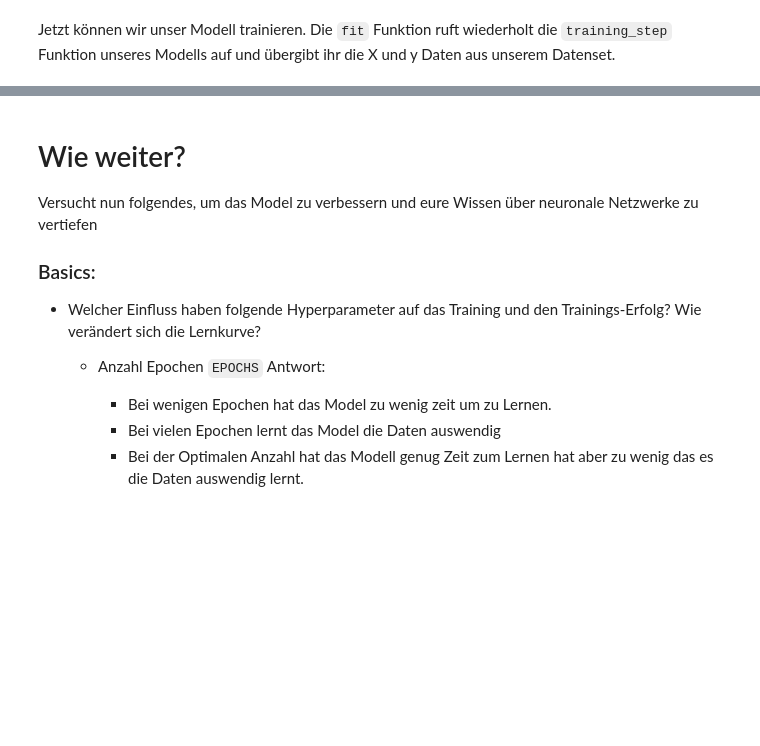
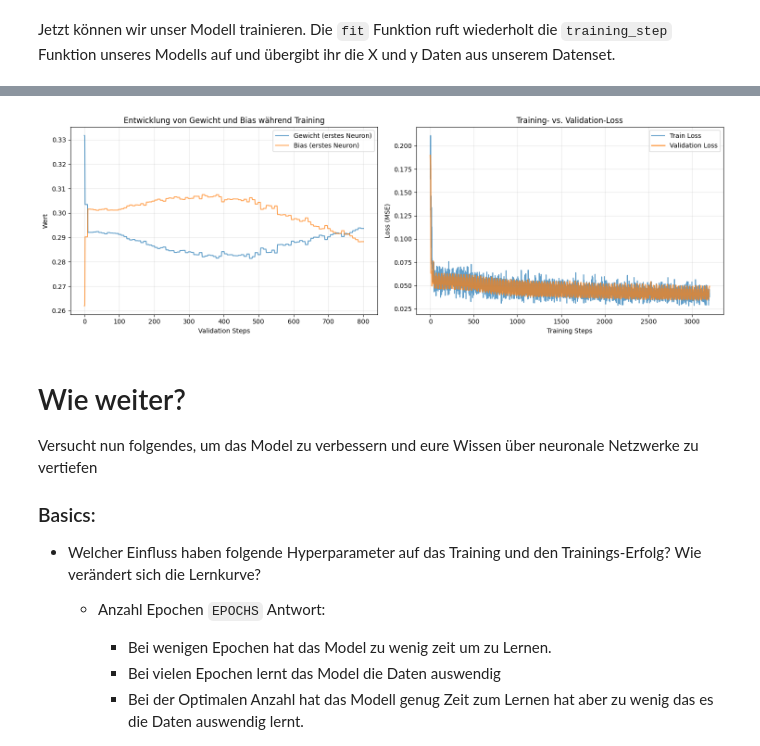
Before and after one commit to OnlyNico43/ai-challange, a Jupyter notebook: 01_Homework/01f_AI_LinRegression.ipynb, the cells around one changed output, grey strips where cells are left out. Saved outputs shown, nothing was run; the diff lists cells and outputs as text; code cells hidden in the pictures; blank space fills up the shorter version.

```diff
--- a/01_Homework/01f_AI_LinRegression.ipynb
+++ b/01_Homework/01f_AI_LinRegression.ipynb
@@ -303,3 +421,36 @@ plt.title('Gewicht und Bias während des Trainings');
+# %%
+
+
+# Visualisierung 1: Entwicklung der Gewichte während des Trainings
+fig, (ax1, ax2) = plt.subplots(1, 2, figsize=(15, 5))
+
+# Plot 1: Gewicht und Bias eines einzelnen Neurons über Zeit
+weights_history = model.logged_metrics['weights']
+weights = [w[0] for w in weights_history]
+biases = [w[1] for w in weights_history]
+
+ax1.plot(weights, label='Gewicht (erstes Neuron)', alpha=0.7)
+ax1.plot(biases, label='Bias (erstes Neuron)', alpha=0.7)
+ax1.set_xlabel('Validation Steps')
+ax1.set_ylabel('Wert')
+ax1.set_title('Entwicklung von Gewicht und Bias während Training')
+ax1.legend()
+ax1.grid(True, alpha=0.3)
+
+# Plot 2: Vergleich Train vs Validation Loss
+ax2.plot(model.logged_metrics['train_loss'], label='Train Loss', alpha=0.7)
+# Resample val_loss to match train_loss length for visualization
+val_indices = np.linspace(0, len(model.logged_metrics['train_loss'])-1, len(model.logged_metrics['val_loss']))
+ax2.plot(val_indices, model.logged_metrics['val_loss'], label='Validation Loss', alpha=0.7, linewidth=2)
+ax2.set_xlabel('Training Steps')
+ax2.set_ylabel('Loss (MSE)')
+ax2.set_title('Training- vs. Validation-Loss')
+ax2.legend()
+ax2.grid(True, alpha=0.3)
+
+plt.tight_layout()
+# %% [output]
+[figure, added]
 # %% [markdown]
 # Wie weiter?
 
```
Also changed, not shown: parts of 20 cells of this notebook.
